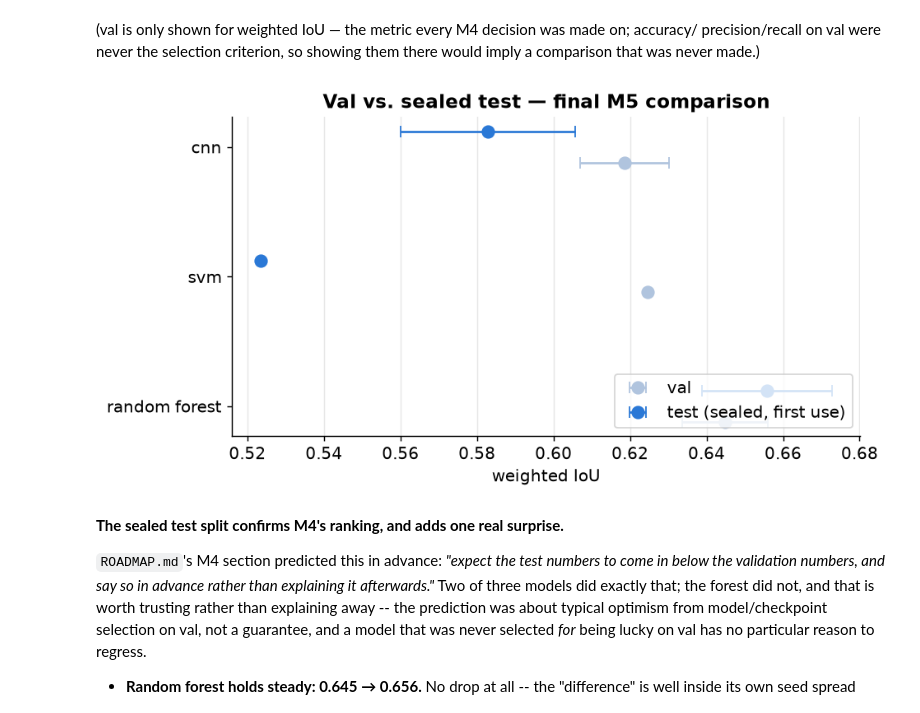
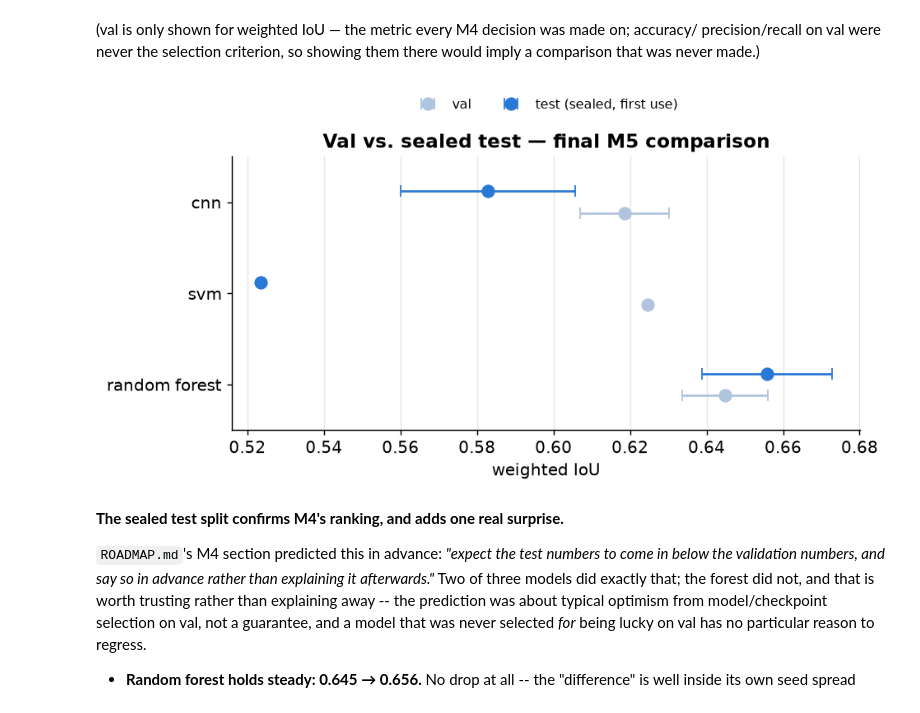
Before and after one commit to l-jamora/pointcloud-lane-classification, a Jupyter notebook: notebooks/06_final_evaluation.ipynb, the cells around one changed output. Drawn from its saved outputs; the diff is of its cells as text; code cells hidden in the pictures.

```diff
--- a/notebooks/06_final_evaluation.ipynb
+++ b/notebooks/06_final_evaluation.ipynb
@@ -123,27 +123,30 @@ imply a comparison that was never made.)
 # %%
 fig, ax = plt.subplots(figsize=(7.5, 4))
 models = ["random_forest", "svm", "cnn"]
 labels = ["random forest", "svm", "cnn"]
 val_means = [rf_val_ious.mean(), svm_val_iou, cnn_val_ious.mean()]
 val_stds = [rf_val_ious.std(ddof=1), 0.0, cnn_val_ious.std(ddof=1)]
 test_means = [np.mean([r["weighted"]["iou"] for r in rf_test_reports]), svm_test_report["weighted"]["iou"],
               np.mean([r["weighted"]["iou"] for r in cnn_test_reports])]
 test_stds = [np.std([r["weighted"]["iou"] for r in rf_test_reports], ddof=1), 0.0,
              np.std([r["weighted"]["iou"] for r in cnn_test_reports], ddof=1)]
 
 y = np.arange(len(models))
 ax.errorbar(val_means, y - 0.12, xerr=val_stds, fmt="o", color="#b0c4de", capsize=4,
             markersize=8, label="val")
 ax.errorbar(test_means, y + 0.12, xerr=test_stds, fmt="o", color="#2a78d6", capsize=4,
             markersize=8, label="test (sealed, first use)")
 ax.set_yticks(y); ax.set_yticklabels(labels)
+ax.set_ylim(-0.5, len(models) - 0.5)
 ax.set_xlabel("weighted IoU"); ax.grid(axis="x", alpha=0.3)
 ax.set_title("Val vs. sealed test — final M5 comparison")
-ax.legend(loc="lower right")
+# Above the axes, not inside: random forest sits at the highest IoU (rightmost)
+# and the bottom row, which put it directly under a "lower right" legend box.
+ax.legend(loc="lower center", bbox_to_anchor=(0.5, 1.12), ncol=2, fontsize=9, frameon=False)
 plt.tight_layout()
 plt.show()
 # %% [output]
-[figure, old version]
+[figure, new version]
 # %% [markdown]
 **The sealed test split confirms M4's ranking, and adds one real surprise.**
 
```
Also changed, not shown: 14 other files.
